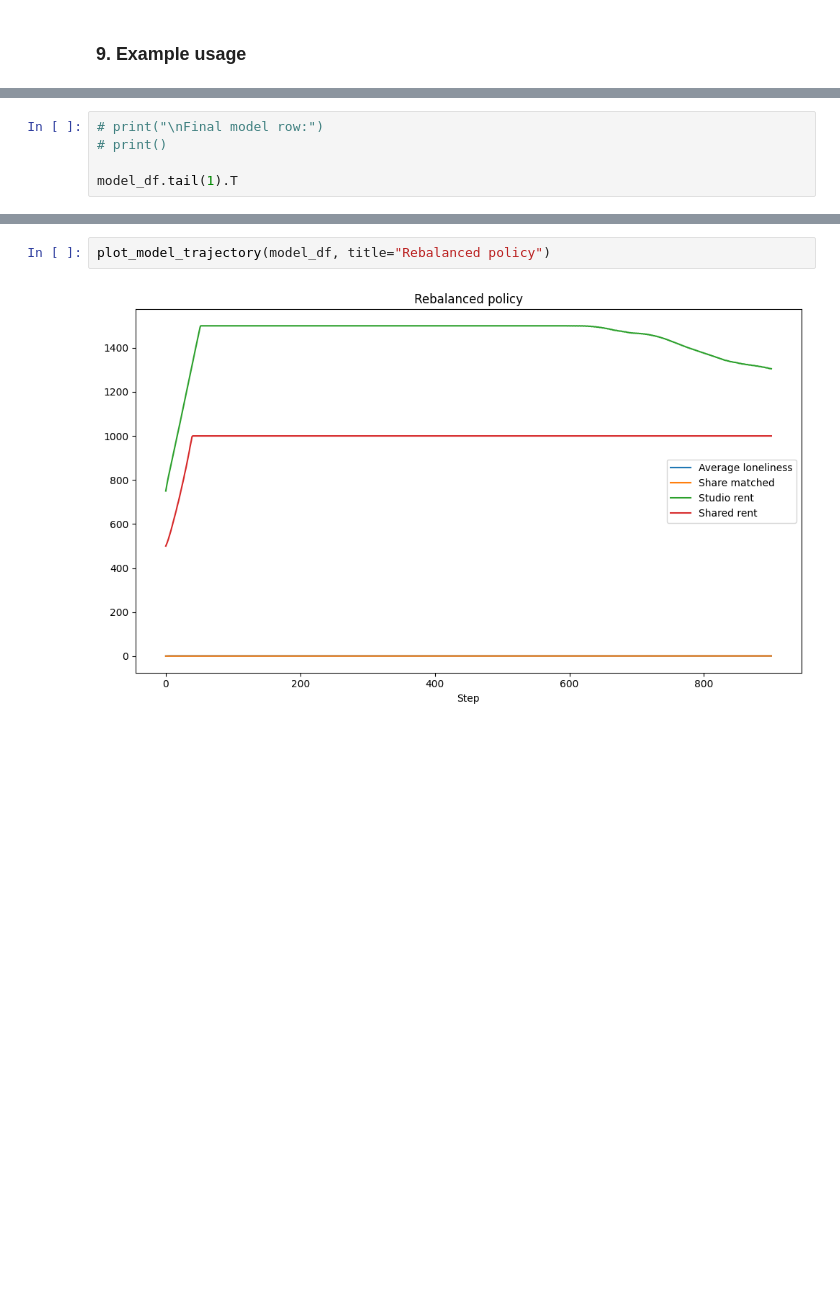
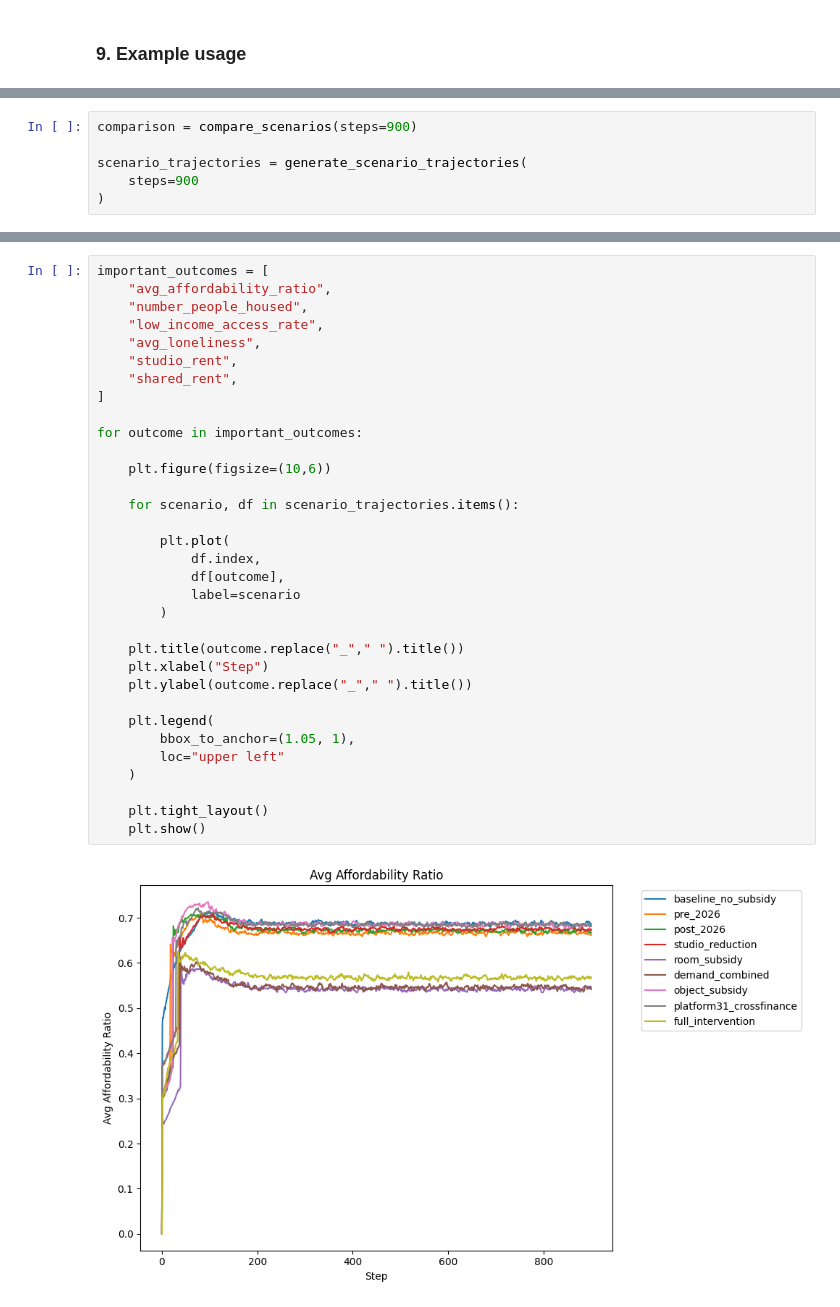
Before and after one commit to atomicaditya/CBP2_Shared_Housing_Model, a Jupyter notebook: trial.ipynb, the cells around one changed output, grey strips where cells are left out. Saved outputs shown, nothing was run; the diff lists cells and outputs as text; blank space fills up the shorter version.

```diff
--- a/trial.ipynb
+++ b/trial.ipynb
@@ -971,7 +1431,8 @@ model, model_df, agent_df = run_model(
     seed=42,
 )
 # %%
-# print("\nFinal model row:")
-# print()
+comparison = compare_scenarios(steps=900)
 
-model_df.tail(1).T
+scenario_trajectories = generate_scenario_trajectories(
+    steps=900
+)
@@ -996,4 +1441,35 @@ model_df.tail(1).T
 # %%
-plot_model_trajectory(model_df, title="Rebalanced policy")
+important_outcomes = [
+    "avg_affordability_ratio",
+    "number_people_housed",
+    "low_income_access_rate",
+    "avg_loneliness",
+    "studio_rent",
+    "shared_rent",
+]
+
+for outcome in important_outcomes:
+
+    plt.figure(figsize=(10,6))
+
+    for scenario, df in scenario_trajectories.items():
+
+        plt.plot(
+            df.index,
+            df[outcome],
+            label=scenario
+        )
+
+    plt.title(outcome.replace("_"," ").title())
+    plt.xlabel("Step")
+    plt.ylabel(outcome.replace("_"," ").title())
+
+    plt.legend(
+        bbox_to_anchor=(1.05, 1),
+        loc="upper left"
+    )
+
+    plt.tight_layout()
+    plt.show()
 # %% [output]
-[figure, old version]
+[figure, new version]
```
Also changed, not shown: parts of 16 cells of this notebook, 1 other file.
